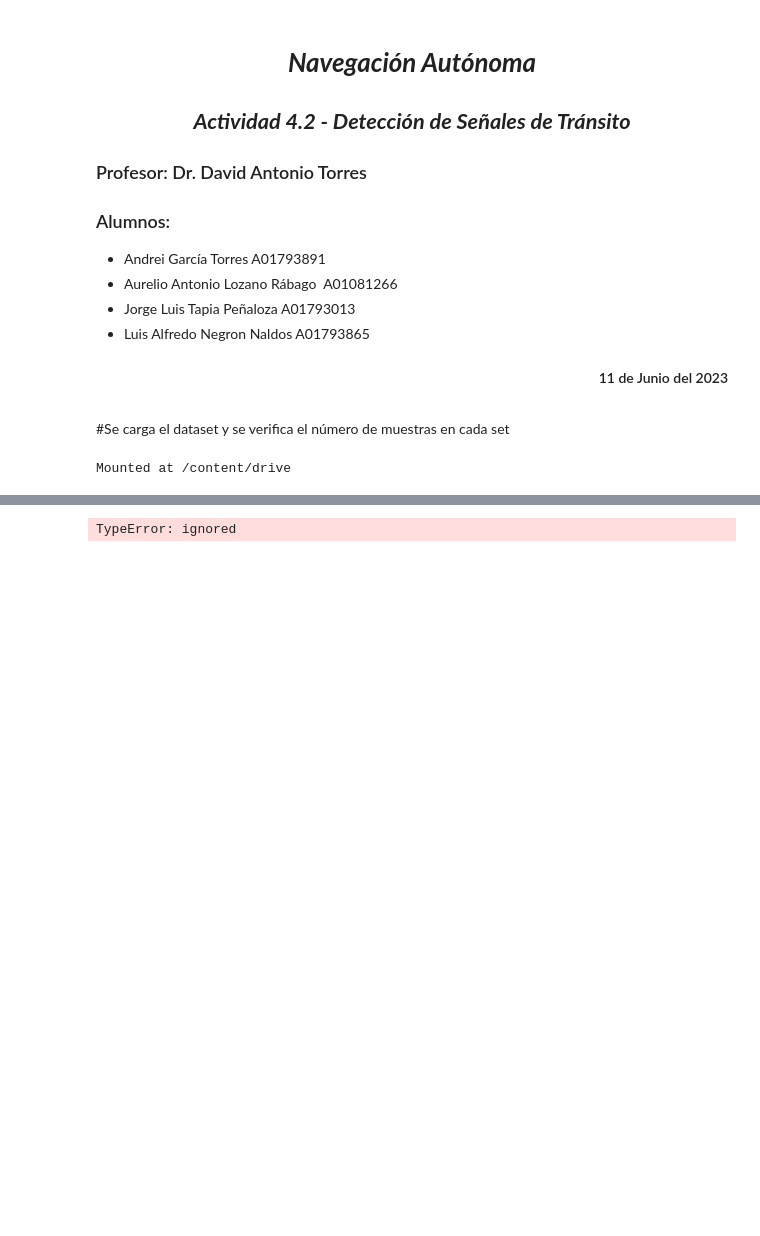
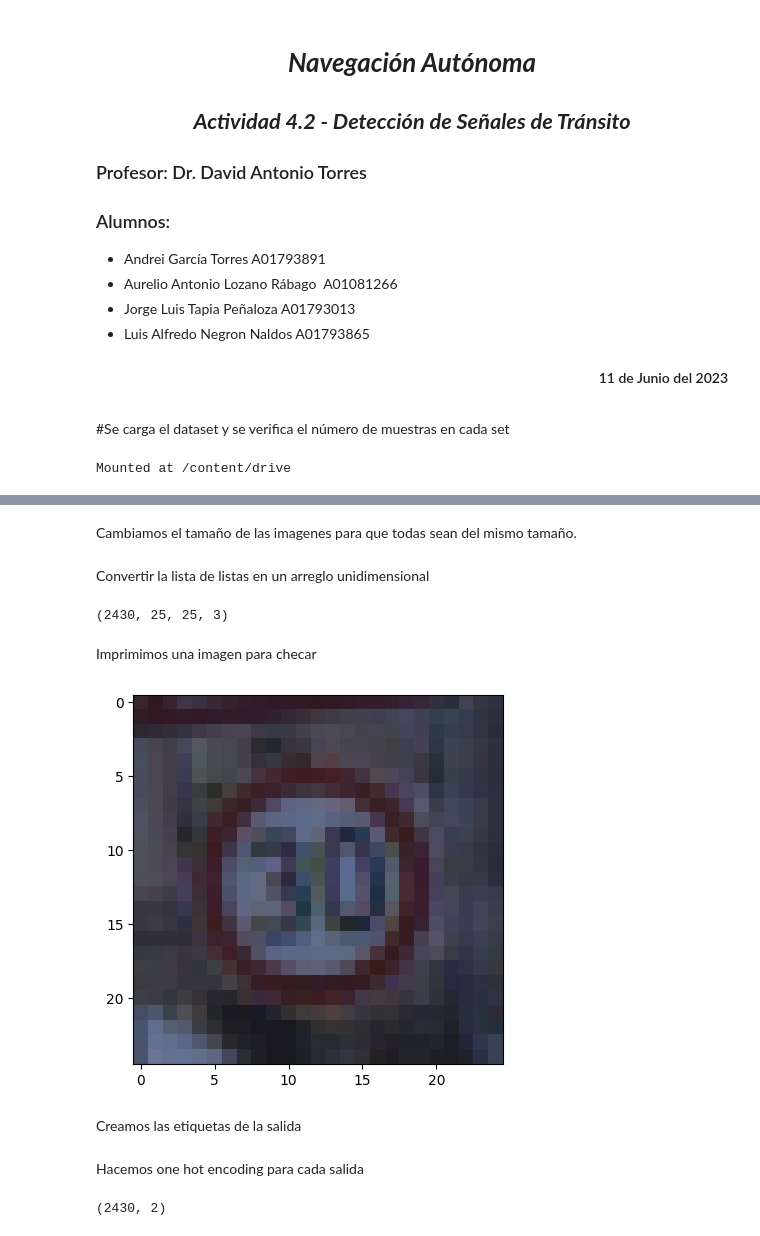
Before and after one commit to aalr007/NavegacionAutonoma, a Jupyter notebook: 4_2_Detección_de_Señales_de_Tránsito.ipynb, the cells around one changed output, grey strips where cells are left out. Drawn from its saved outputs; the diff is of its cells as text; code cells hidden in the pictures; blank space fills up the shorter version.

```diff
--- a/4_2_Detección_de_Señales_de_Tránsito.ipynb
+++ b/4_2_Detección_de_Señales_de_Tránsito.ipynb
@@ -59,0 +53,2 @@ for i, sublist in enumerate(IList):
+# %% [markdown]
+Cambiamos el tamaño de las imagenes para que todas sean del mismo tamaño.
@@ -60,5 +65,21 @@ for i, sublist in enumerate(IList):
+# %% [markdown]
+Convertir la lista de listas en un arreglo unidimensional
+# %%
+print(X.shape)
+# %% [output]
+(2430, 25, 25, 3)
+# %% [markdown]
+Imprimimos una imagen para checar
+# %%
+imagen_redimensionada = IList[1][13]
+plt.imshow(imagen_redimensionada)
+plt.show()
+# %% [output]
+[figure, added]
+# %% [markdown]
+Creamos las etiquetas de la salida
 # %%
-Y0 = [0] * len(IList[ID0])
-Y1 = [0] * len(IList[ID1])
+Y0 = [0] * len(ID0)
+Y1 = [1] * len(ID1)
-# %% [output]
-TypeError: ignored
+# %% [markdown]
+Hacemos one hot encoding para cada salida
@@ -64,0 +89,4 @@ TypeError: ignored
+# %%
+print(Y.shape)
+# %% [output]
+(2430, 2)
```
Also changed, not shown: parts of 6 cells of this notebook.
